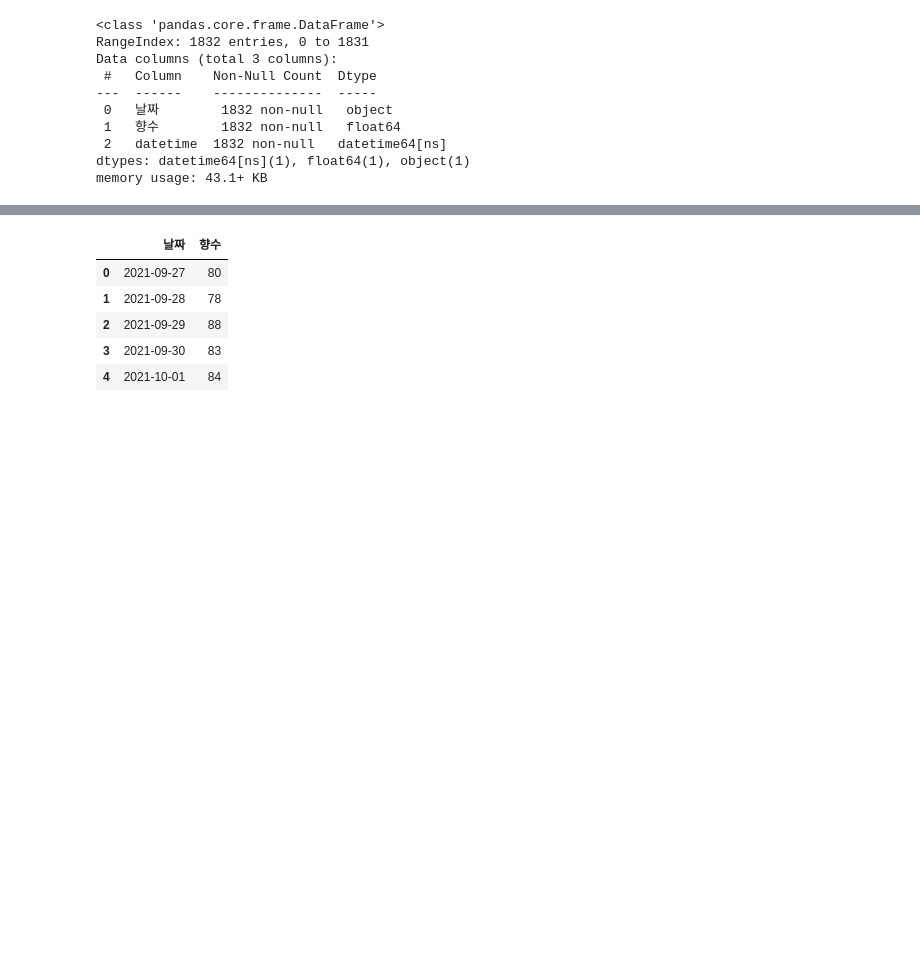
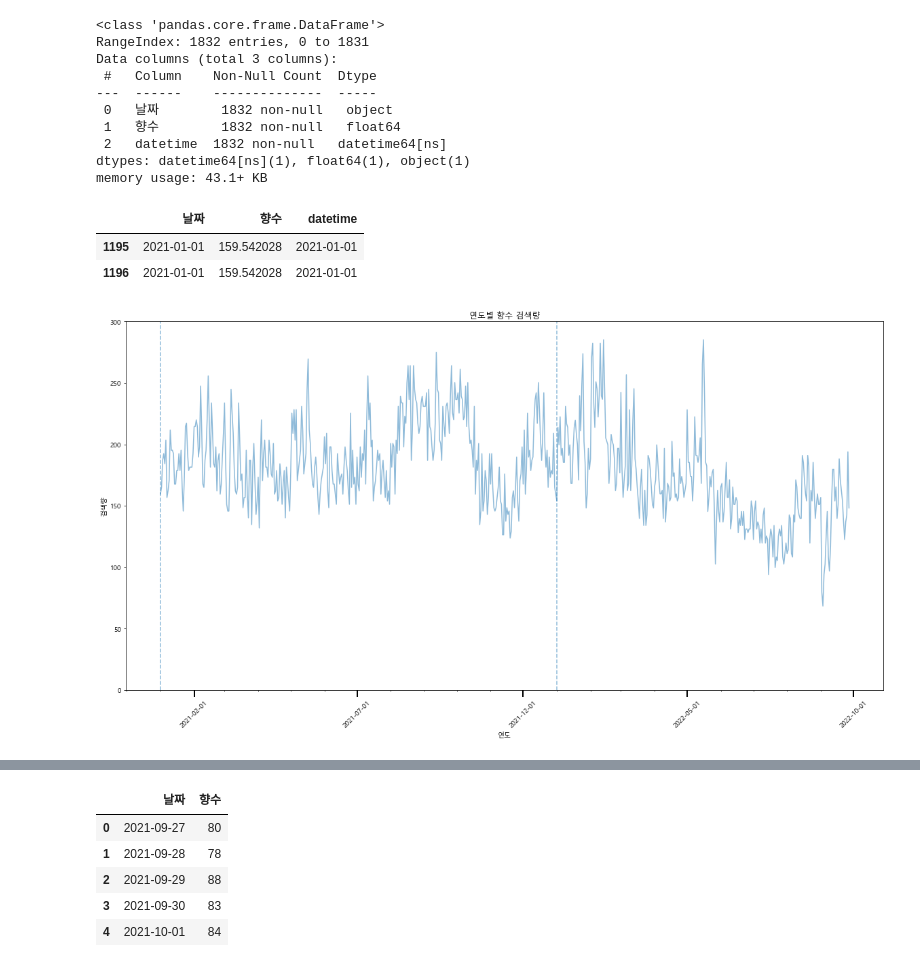
Before and after one commit to JJongSSu/Study, a Jupyter notebook: Teamproject/first/3일차/trend.ipynb, the cells around one changed output, grey strips where cells are left out. Cells and saved outputs as stored; diff of their text form; code cells hidden in the pictures; blank space fills up the shorter version.

```diff
--- a/Teamproject/first/3일차/trend.ipynb
+++ b/Teamproject/first/3일차/trend.ipynb
@@ -208,4 +208,48 @@ Data columns (total 3 columns):
  2   datetime  1832 non-null   datetime64[ns]
 dtypes: datetime64[ns](1), float64(1), object(1)
 memory usage: 43.1+ KB
+# %%
+sum_click.loc[sum_click['날짜']=='2021-01-01']
+# %% [output]
+|  | 날짜 | 향수 | datetime |
+| 1195 | 2021-01-01 | 159.542028 | 2021-01-01 |
+| 1196 | 2021-01-01 | 159.542028 | 2021-01-01 |
+# %%
+sum_click_2022 = sum_click.iloc[1195:,:]
+# %%
+fig = plt.figure(figsize=(20,10))
+fig.set_facecolor('white')
+ax = fig.add_subplot()
+ax.plot(sum_click_2022["datetime"], sum_click_2022["향수"],alpha=0.5)
+
+ax.xaxis.set_major_locator(MonthLocator(interval=5)) ## 5개월마다 메인 눈금을 표시한다.
+ax.xaxis.set_major_formatter(DateFormatter('%Y-%m-%d')) ## 날짜 표시 형식
+ax.xaxis.set_minor_locator(MonthLocator(interval=1)) ## 1개월마다 서브 눈금을 표시한다.
+
+ax.tick_params(axis='x',which='major',length=10,width=2,color='k')
+
+# plt.scatter(['2022-02-13'],[sum_click[sum_click['datetime'] == '2022-02-13']["향수"]], c='red', s=200)
+# plt.scatter(['2022-05-16'],[sum_click[sum_click['datetime'] == '2022-05-16']["향수"]], c='red', s=200)
+# plt.scatter(['2021-02-13'],[sum_click[sum_click['datetime'] == '2021-02-13']["향수"]], c='red', s=200)
+# plt.scatter(['2021-05-16'],[sum_click[sum_click['datetime'] == '2021-05-16']["향수"]], c='red', s=200)
+# plt.scatter(['2020-02-13'],[sum_click[sum_click['datetime'] == '2020-02-13']["향수"]], c='red', s=200)
+# plt.scatter(['2020-05-16'],[sum_click[sum_click['datetime'] == '2020-05-16']["향수"]], c='red', s=200)
+# plt.scatter(['2019-02-13'],[sum_click[sum_click['datetime'] == '2019-02-13']["향수"]], c='red', s=200)
+# plt.scatter(['2019-05-16'],[sum_click[sum_click['datetime'] == '2019-05-16']["향수"]], c='red', s=200)
+# plt.scatter(['2018-02-13'],[sum_click[sum_click['datetime'] == '2018-02-13']["향수"]], c='red', s=200)
+# plt.scatter(['2018-05-16'],[sum_click[sum_click['datetime'] == '2018-05-16']["향수"]], c='red', s=200)
+
+plt.axvline(x = datetime(2021,1,1), linestyle='--',alpha=0.5)
+plt.axvline(x = datetime(2022,1,1), linestyle='--',alpha=0.5)
+
+plt.title('연도별 향수 검색량')
+plt.xlabel('연도')
+plt.ylabel('검색량')
+plt.xticks(rotation=45)
+plt.ylim(0,300)
+
+plt.show()
+# plt.savefig('향수검색량(2022).png')
+# %% [output]
+[figure, added]
 # %%
```
Also changed, not shown: parts of 1 cell of this notebook, 4 other files.
